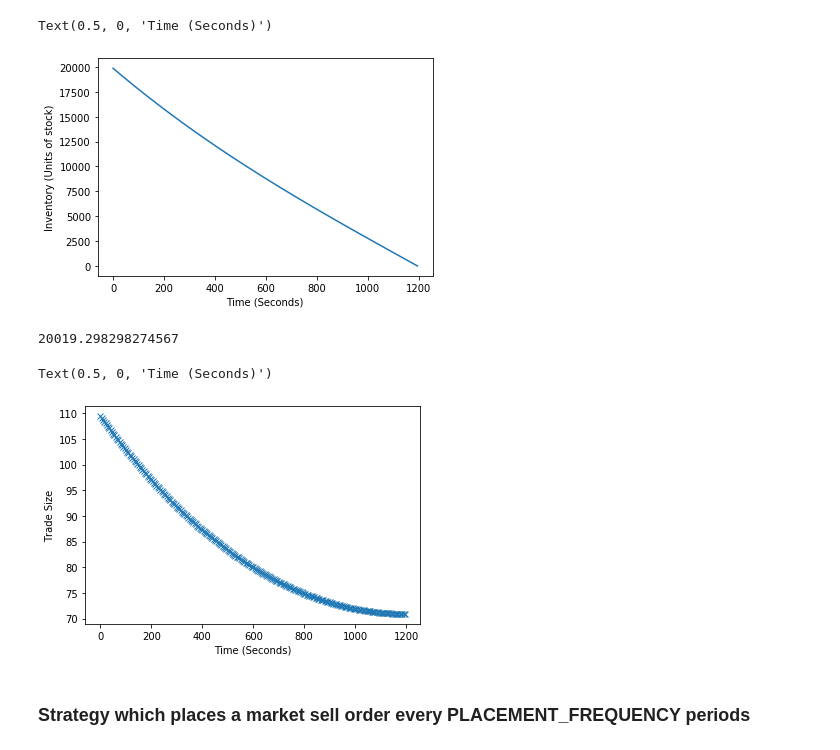
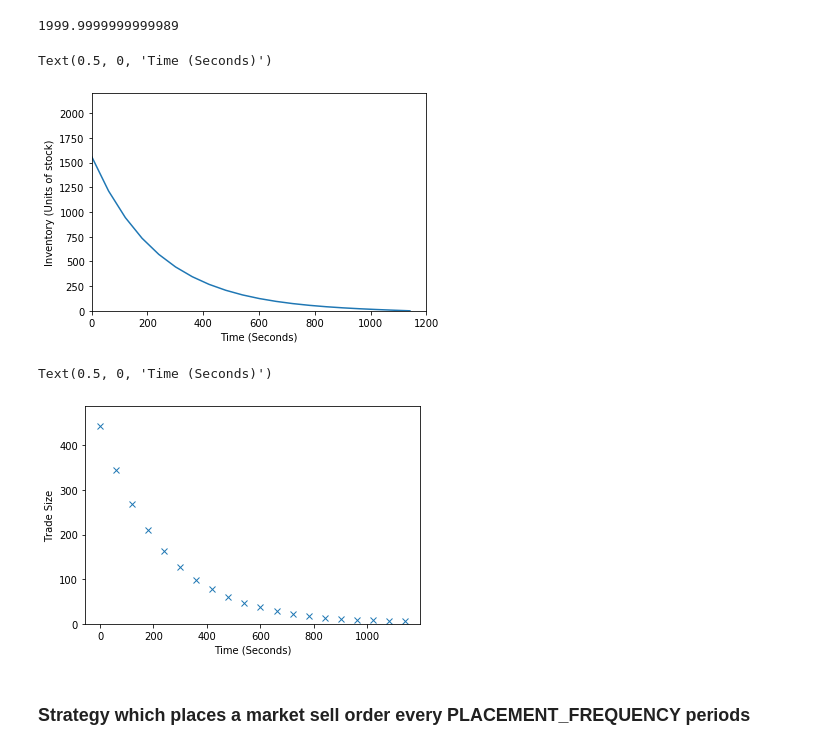
Before and after one commit to maxlamberti/optimal-order-execution, a Jupyter notebook: notebooks/Almgren_Chris_Pipeline.ipynb, the cells around one changed output. Cells and saved outputs as stored; diff of their text form; code cells hidden in the pictures.

```diff
--- a/notebooks/Almgren_Chris_Pipeline.ipynb
+++ b/notebooks/Almgren_Chris_Pipeline.ipynb
@@ -25,7 +25,7 @@ BREAK_PERIOD = 2 * NUM_PERIODS # int(NUM_PERIODS / 2)
 # almgren-chris parameters
 PLACEMENT_FREQUENCY = 6
 ORDER_SIZE = 100
-TRADE_SIZE = 20000
+TRADE_SIZE = 2000
 # %%
 simulation_periods = get_data_file_paths(DATA_ROOT)
 # %%
@@ -41,21 +37,28 @@ n = num_assets(t, TRADE_SIZE, 1)
+# %%
+AC_FREQ = 60
+t = np.arange(1, DURATION + 1, AC_FREQ)
+n = num_assets(t, TRADE_SIZE, 5, tau=AC_FREQ)
+n = TRADE_SIZE * n / sum(n)
+sum(n)
+# %% [output]
+1999.9999999999989
 # %%
 plt.plot(t, TRADE_SIZE - np.cumsum(n))
+plt.ylim(0, 1.1 * sum(n))
+plt.xlim(0, DURATION)
 plt.ylabel('Inventory (Units of stock)')
 plt.xlabel('Time (Seconds)')
 # %% [output]
 Text(0.5, 0, 'Time (Seconds)')
-[figure, old version]
+[figure, new version]
-# %%
-sum(n)
-# %% [output]
-20019.298298274567
 # %%
 plt.plot(t, n, 'x')
+plt.ylim(0, 1.1 * max(n))
 plt.ylabel('Trade Size')
 plt.xlabel('Time (Seconds)')
 # %% [output]
 Text(0.5, 0, 'Time (Seconds)')
-[figure, old version]
+[figure, new version]
 # %% [markdown]
 ### Strategy which places a market sell order every PLACEMENT_FREQUENCY periods
 # %%
```
Also changed, not shown: parts of 2 cells of this notebook, 2 other files.
